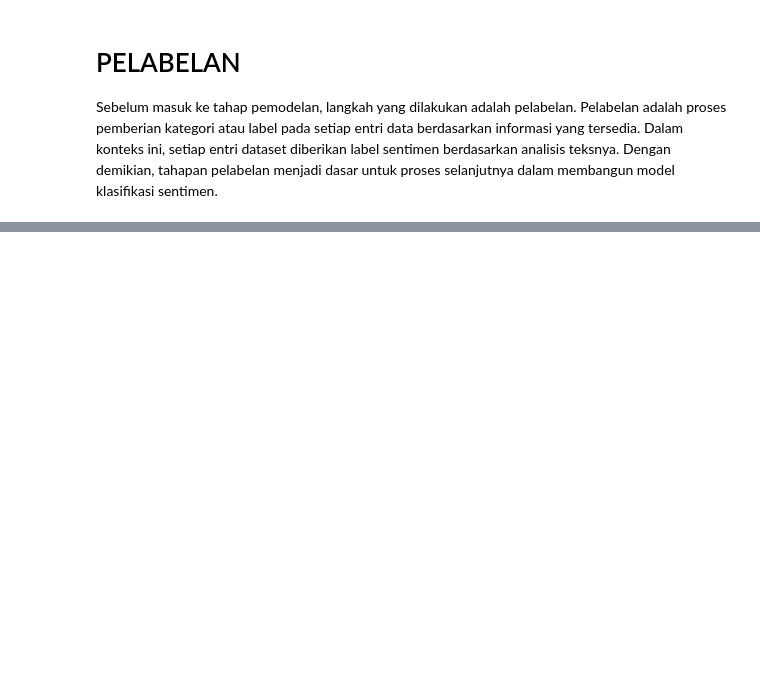
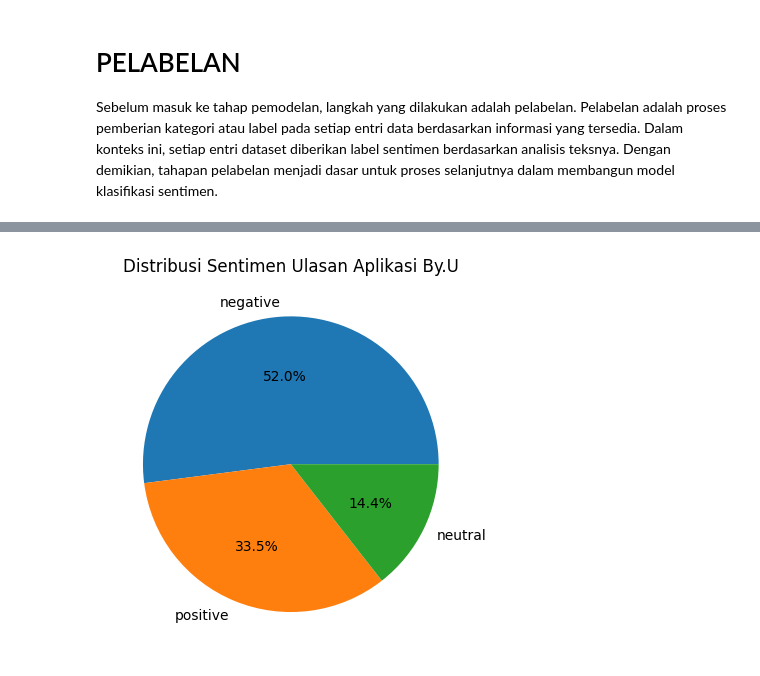
Before and after one commit to rezzz59/-Sentimen-Analisis-Aplikasi-By.U., a Jupyter notebook: sentimen_analisis_byu.ipynb, the cells around one changed output, grey strips where cells are left out. Cells and saved outputs as stored; diff of their text form; code cells hidden in the pictures; blank space fills up the shorter version.

Commit message:
Eksplorasi label menggunakan visualisasi data

```diff
--- a/sentimen_analisis_byu.ipynb
+++ b/sentimen_analisis_byu.ipynb
@@ -276,7 +276,7 @@ else :
     print("Failed to fetch positive lexicon data")
 
 lexicon_negative = dict()
-response = requests.get(('https://raw.githubusercontent.com/angelmetanosaa/dataset/main/lexicon_negative.csv'))
+response = requests.get('https://raw.githubusercontent.com/angelmetanosaa/dataset/main/lexicon_negative.csv')
 
 if response.status_code == 200:
     reader = csv.reader(StringIO(response.text), delimiter=',')
@@ -293,12 +293,12 @@ def sentiment_analysis_lexicon_indonesia(text):
     for word in text:
         if word in lexicon_positive:
              # Jika kata ada dalam kamus positif, tambahkan skornya ke skor sentimen
-             score += lexicon_positive[word]
+             score = score + lexicon_positive[word]
 
     for word in text:
         if word in lexicon_negative:
             # Jika kata ada dalam kamus negatif, tambahkan skornya ke skor sentimen
-            score += lexicon_negative[word]
+            score = score + lexicon_negative[word]
 
     polarity = ''
 
@@ -313,3 +313,6 @@ def sentiment_analysis_lexicon_indonesia(text):
 # %%
 results = clean_df['text_stopword'].apply(sentiment_analysis_lexicon_indonesia)
 results = list(zip(*results))
+clean_df['polarity_score'] = results[0]
+clean_df['polarity'] = results[1]
+print(clean_df['polarity'].value_counts())
@@ -334,0 +341,6 @@ results = list(zip(*results))
+# %%
+plt.pie(clean_df['polarity'].value_counts(), labels=clean_df['polarity'].value_counts().index, autopct='%1.1f%%')
+plt.title('Distribusi Sentimen Ulasan Aplikasi By.U')
+plt.show()
+# %% [output]
+[figure, added]
```
Also changed, not shown: parts of 3 cells of this notebook.
